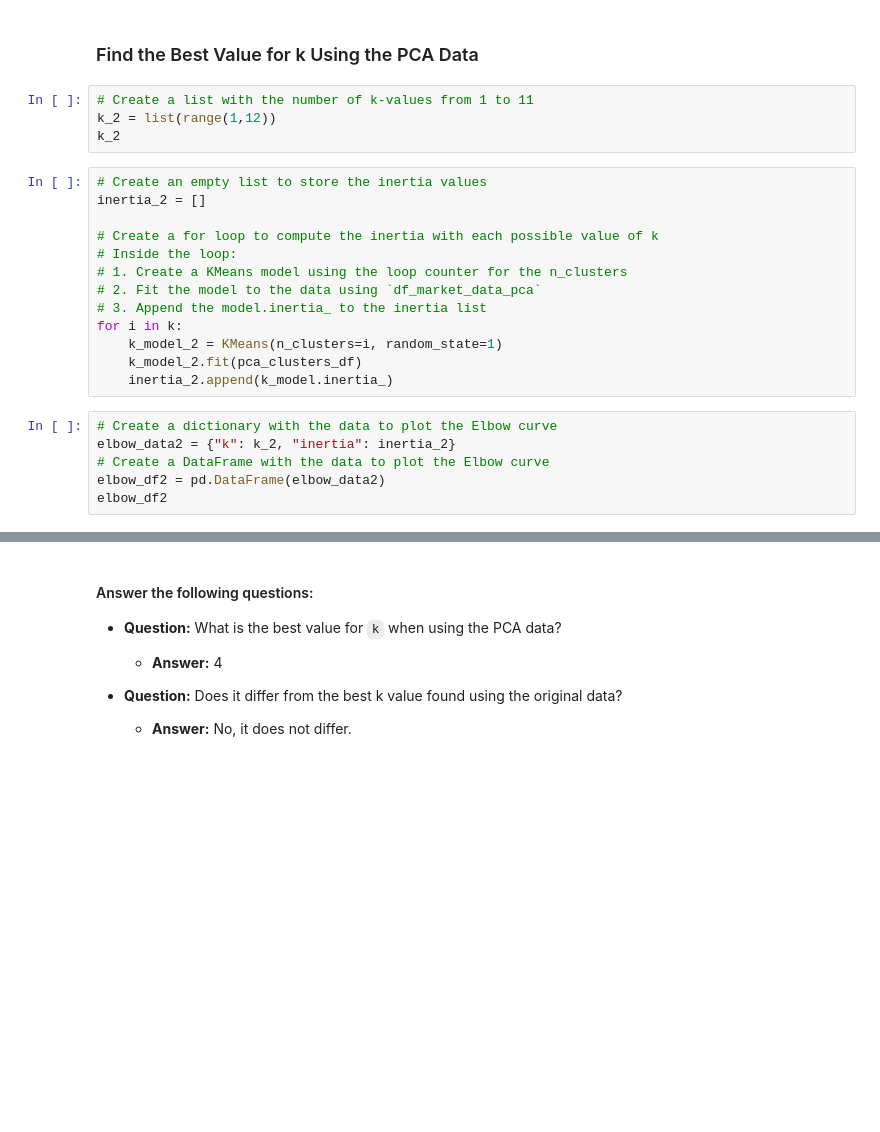
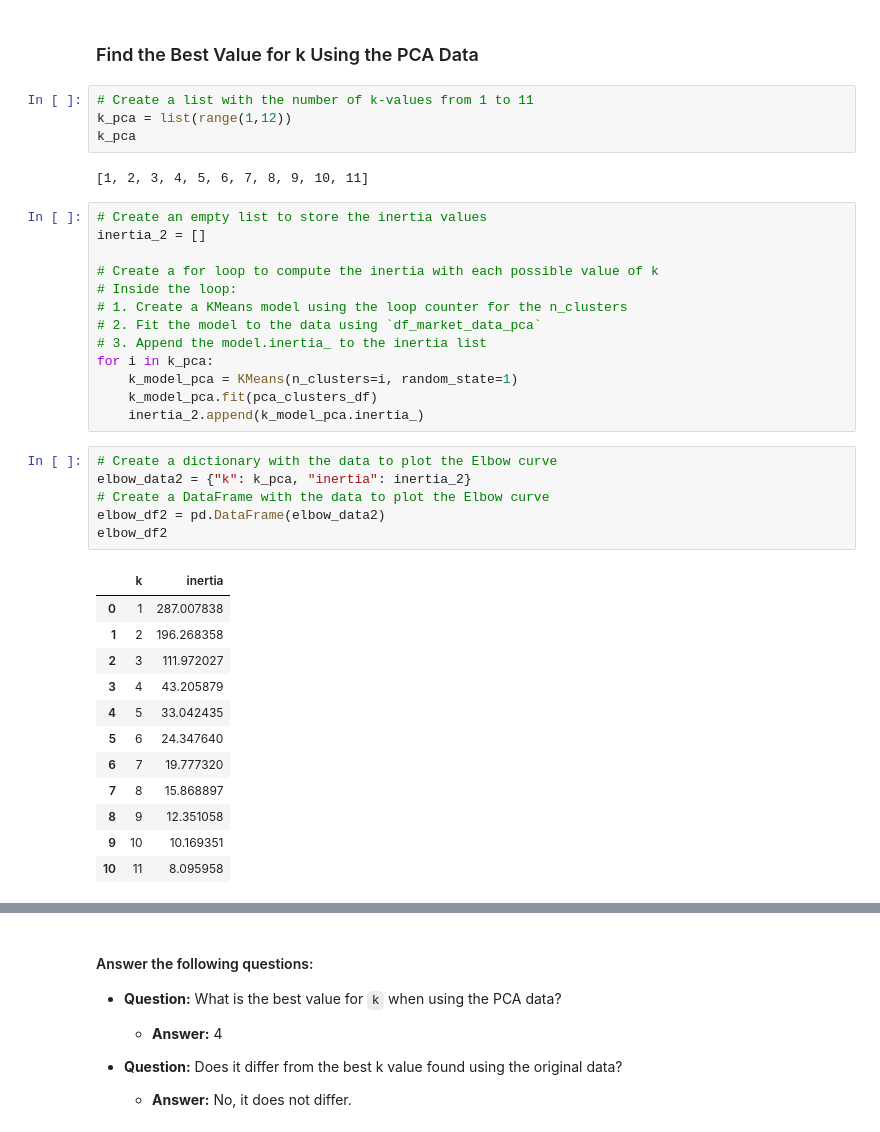
Before and after one commit to leorseal/CryptoClustering, a Jupyter notebook: Crypto_Clustering.ipynb, the cells around one changed output, grey strips where cells are left out. Drawn from its saved outputs; the diff is of its cells as text; blank space fills up the shorter version.

```diff
--- a/Crypto_Clustering.ipynb
+++ b/Crypto_Clustering.ipynb
@@ -171,8 +295,10 @@ pca_clusters_df
 ### Find the Best Value for k Using the PCA Data
 # %%
 # Create a list with the number of k-values from 1 to 11
-k_2 = list(range(1,12))
-k_2
+k_pca = list(range(1,12))
+k_pca
+# %% [output]
+[1, 2, 3, 4, 5, 6, 7, 8, 9, 10, 11]
 # %%
 # Create an empty list to store the inertia values
 inertia_2 = []
@@ -182,16 +308,29 @@ inertia_2 = []
 # 1. Create a KMeans model using the loop counter for the n_clusters
 # 2. Fit the model to the data using `df_market_data_pca`
 # 3. Append the model.inertia_ to the inertia list
-for i in k:
-    k_model_2 = KMeans(n_clusters=i, random_state=1)
-    k_model_2.fit(pca_clusters_df)
-    inertia_2.append(k_model.inertia_)
+for i in k_pca:
+    k_model_pca = KMeans(n_clusters=i, random_state=1)
+    k_model_pca.fit(pca_clusters_df)
+    inertia_2.append(k_model_pca.inertia_)
 # %%
 # Create a dictionary with the data to plot the Elbow curve
-elbow_data2 = {"k": k_2, "inertia": inertia_2}
+elbow_data2 = {"k": k_pca, "inertia": inertia_2}
 # Create a DataFrame with the data to plot the Elbow curve
 elbow_df2 = pd.DataFrame(elbow_data2)
 elbow_df2
+# %% [output]
+|  | k | inertia |
+| 0 | 1 | 287.007838 |
+| 1 | 2 | 196.268358 |
+| 2 | 3 | 111.972027 |
+| 3 | 4 | 43.205879 |
+| 4 | 5 | 33.042435 |
+| 5 | 6 | 24.347640 |
+| 6 | 7 | 19.777320 |
+| 7 | 8 | 15.868897 |
+| 8 | 9 | 12.351058 |
+| 9 | 10 | 10.169351 |
+| 10 | 11 | 8.095958 |
 # %%
 # Plot a line chart with all the inertia values computed with
 # the different values of k to visually identify the optimal value for k.
```
Also changed, not shown: parts of 27 cells of this notebook.
